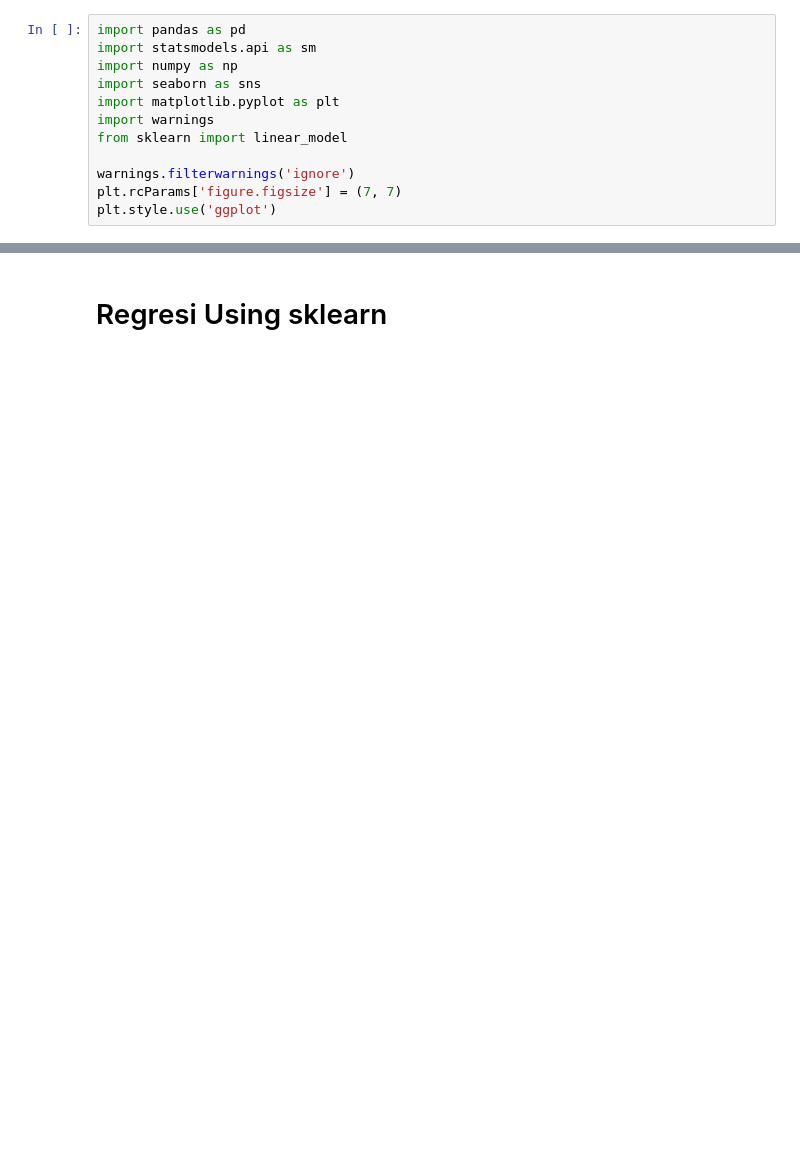
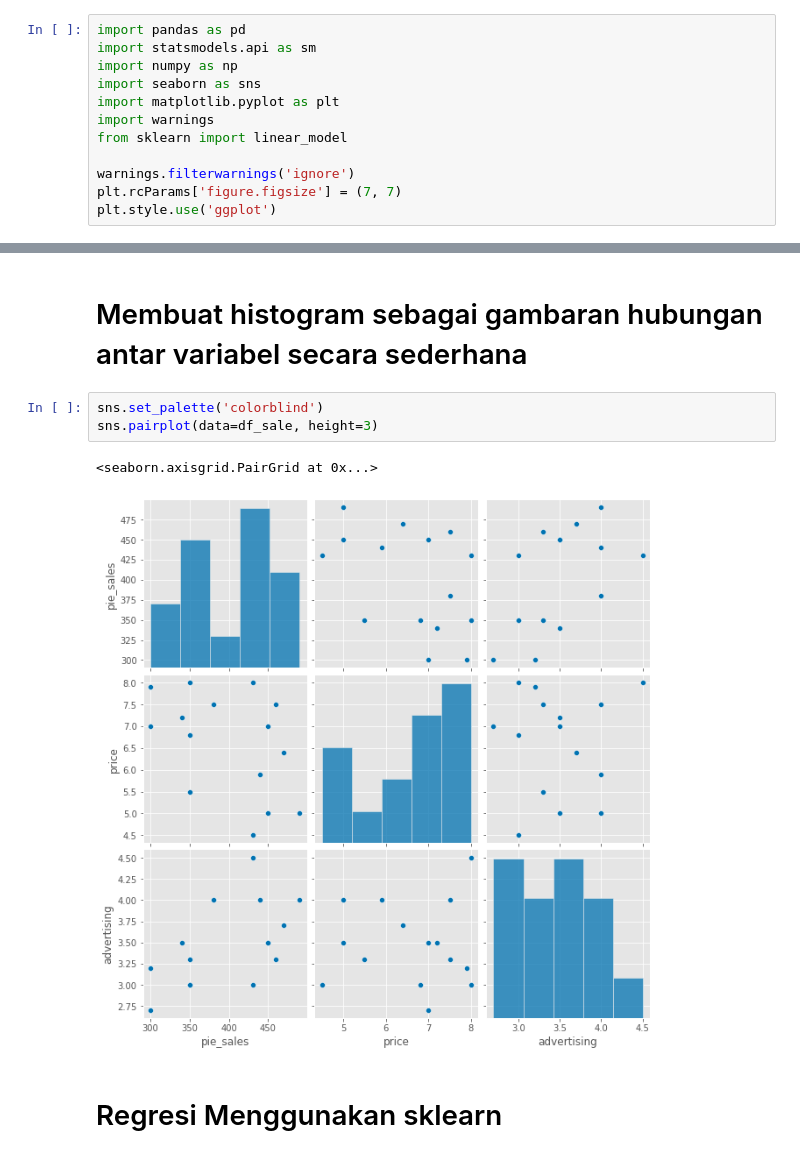
Before and after one commit to Kusvihawan/Regresi, a Jupyter notebook: Multi_Linear_Reg.ipynb, the cells around one changed output, grey strips where cells are left out. Drawn from its saved outputs; the diff is of its cells as text; blank space fills up the shorter version.

```diff
--- a/Multi_Linear_Reg.ipynb
+++ b/Multi_Linear_Reg.ipynb
@@ -38,2 +44,10 @@ df_sale
+# %% [markdown]
+# Membuat histogram sebagai gambaran hubungan antar variabel secara sederhana
+# %%
+sns.set_palette('colorblind')
+sns.pairplot(data=df_sale, height=3)
+# %% [output]
+<seaborn.axisgrid.PairGrid at 0x...>
+[figure, added]
 # %% [markdown]
-# Regresi Using sklearn
+# Regresi Menggunakan sklearn
```
Also changed, not shown: parts of 15 cells of this notebook.
